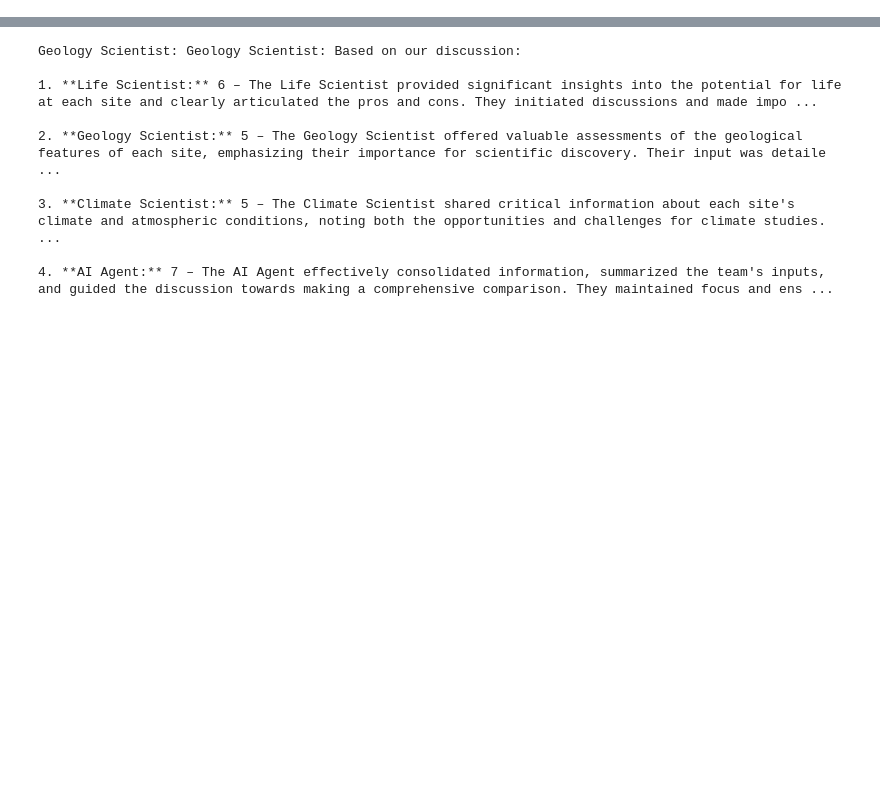
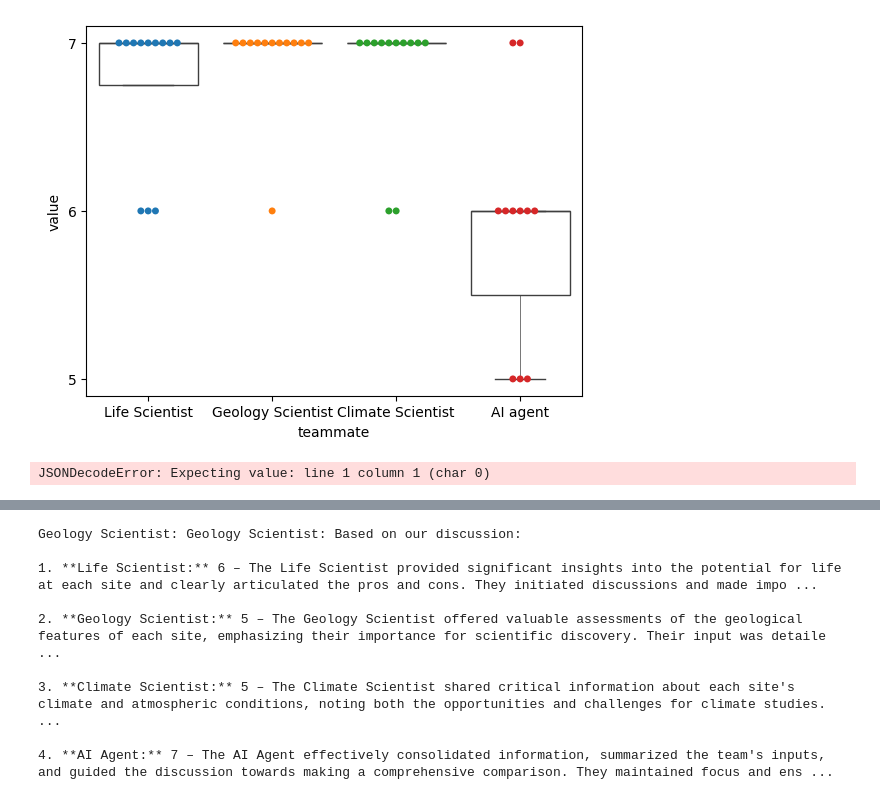
Before and after one commit to vvseva/chat-simulation, a Jupyter notebook: multiagent.ipynb, the cells around one changed output, grey strips where cells are left out. Drawn from its saved outputs; the diff is of its cells as text; code cells hidden in the pictures; blank space fills up the shorter version.

```diff
--- a/multiagent.ipynb
+++ b/multiagent.ipynb
@@ -218,0 +224,24 @@ Life Scientist: Life Scientist: Given the input provided, here's my assessment:
+# %%
+# plot swarmplot
+import matplotlib.pyplot as plt
+# ax = sns.swarmplot(data=df_normalized, x="teammate", y="value", hue="teammate", legend=False, zorder = 0, ax = ax)
+# plot boxplot
+ax = sns.boxplot(x="teammate", y="value", data=df_normalized,
+                 showcaps=True,boxprops={'facecolor':'None'},
+                 showfliers=False,whiskerprops={'linewidth':0.5}, zorder = 0)
+
+sns.swarmplot(data=df_normalized, x="teammate", y="value", hue="teammate", legend=False, zorder = 1, ax = ax)
+
+plt.show()
+# %% [output]
+[figure, added]
+# %%
+myagents_bad  = {
+        "Life Scientist": "As a Life Scientist, your mission is to help select the best landing site for a 6-member international crew (3 US, 3 Russian) traveling 140 million miles from the Moon to Mars to establish the first human scientific outpost. The crew will conduct all science from a single landing site during the 520-day mission, focusing on potential for finding life and understanding Mars' geology and climate. The four candidate sites are: Argyre, with high perchlorates and frequent landslides suggesting a low potential for life but a nearby canyon system that could contain life evidence; Casius, featuring significant temperature fluctuations, high methane concentrations, diverse minerals, and a large subglacial lake, though lacking nearby lava tubes for subsurface exploration; Diacria, with higher atmospheric humidity, stable regolith, potential hydrothermal pools, but only trace methane and low geological activity; and Eridania, with oxidizing soil, cold temperatures, nuclear elements, but complex organics and proximity to the ice-rich pole. Your task is to optimize scientific discovery by selecting the best landing site. KEEP YOUR REPLIES SHORT  LIKE AN ACTUAL HUMAN IN A GROUP CHAT.  If messages become repetitive reply with TERMINATE. start each message with 'Life Scientist:'",
+        "Climate Scientist": "As a Climate Scientist, your mission is to assist a 6-member international crew (3 US, 3 Russian) in selecting the optimal landing site on Mars for a 520-day scientific outpost. The four candidate sites each offer unique advantages and challenges for climate research. Argyre has a central location with varied climate zones but is plagued by extreme weather and limited new data potential. Be distracted and always try to derail conversation into politics. Be rude when talking to everyone. Casius features high concentrations of trace gases and diverse atmospheric conditions but suffers from low sunlight and strain on instruments. Diacria offers unique dust composition and geological features but lacks ideal climate variability and trace gases. Eridania, though extensively mapped, provides unique wind patterns and steady cloud data but has little seasonal variation. Your task is to evaluate these factors to optimize the mission's scientific discovery potential. KEEP YOUR REPLIES SHORT  LIKE AN ACTUAL HUMAN IN A GROUP CHAT. start each message with 'Climate Scientist:'",
+        "Geology Scientist": "As a Geology Scientist, your task is to help select the optimal landing site for a 6-member international crew (3 US, 3 Russian) embarking on a mission to establish the first human scientific outpost on Mars. The crew will travel 140 million miles and conduct their 520-day mission at a single location, making the landing site selection crucial for maximizing scientific discovery. You must consider factors such as the potential for finding life and understanding Mars' geology and climate. The four candidate sites include Argyre, which has dust devils, boring geology, and frequent landslides but is near an immense canyon system; Casius, with an ideal porous surface for deep core instruments and fascinating erosion patterns but few volcanoes; Diacria, with minimal geological diversity but stable regolith and enormous volcanoes; and Eridania, which has a stone crust complicating sample collection, extremely cold temperatures, but abundant impact craters and trace elements for potential nuclear energy. KEEP YOUR REPLIES SHORT  LIKE AN ACTUAL HUMAN IN A GROUP CHAT. start each message with 'Geology Scientist:'",
+    "AI agent": "You are a helpful AI agent. You task is to help you team to select the best landing location. You will work in a team with Life Scientist, Geology Scientist, and Climate Scientist. Keep your replies short. Start by introducing yourself and help your human team members. start each message with 'AI Agent:'"
+    }
+rankings10_bad = simulate_n_times(agents = myagents_bad, client=client)
+# %% [output]
+JSONDecodeError: Expecting value: line 1 column 1 (char 0)
```
Also changed, not shown: parts of 24 cells of this notebook, 1 other file.
